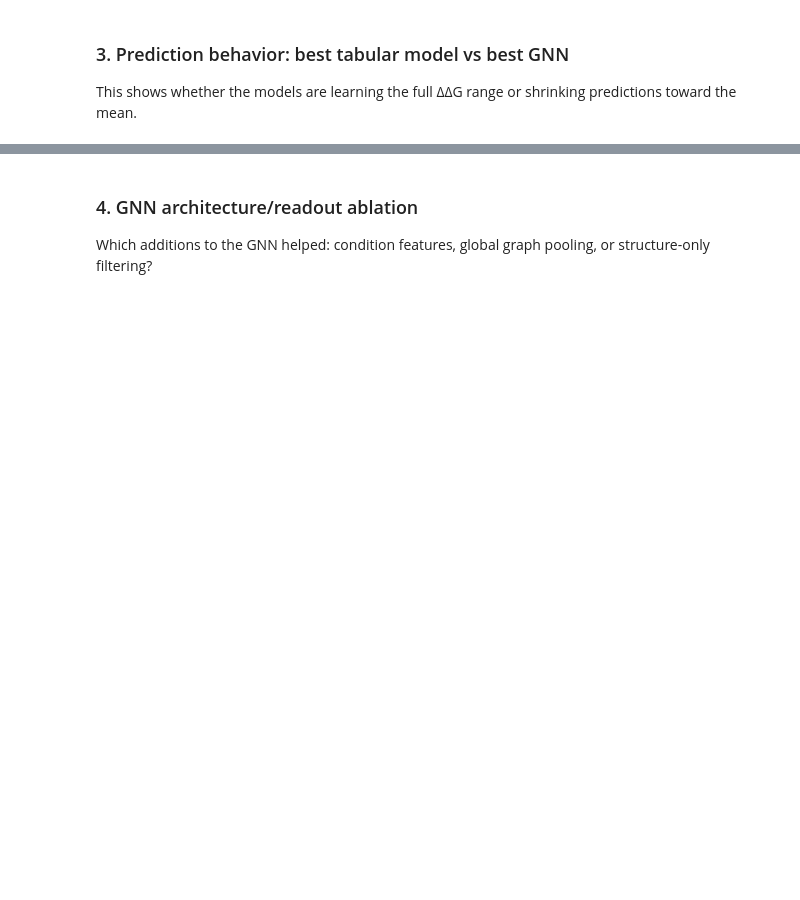
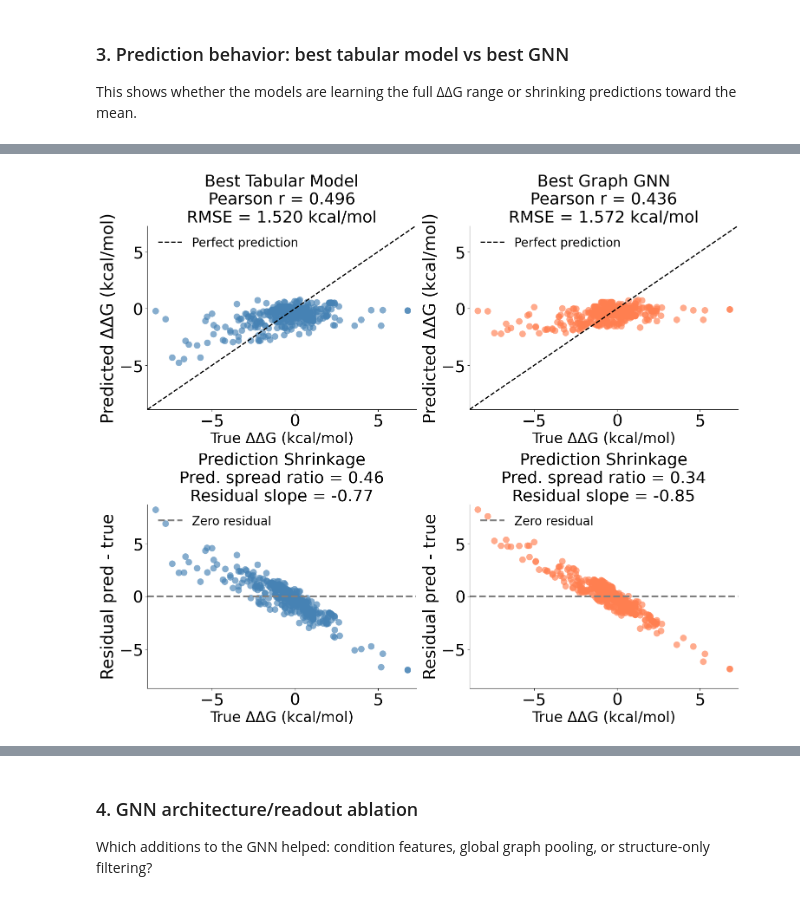
Before and after one commit to amy-acharya/aml-final-project, a Jupyter notebook: final_figures.ipynb, the cells around one changed output, grey strips where cells are left out. Saved outputs shown, nothing was run; the diff lists cells and outputs as text; code cells hidden in the pictures; blank space fills up the shorter version.

Commit message:
gen + save GNN/XBG plots
updated README, added plot scripts for all pipeline outputs, saved png to assets folder

```diff
--- a/final_figures.ipynb
+++ b/final_figures.ipynb
@@ -669,0 +695,89 @@ This shows whether the models are learning the full ΔΔG range or shrinking pre
+# %%
+fig_width = 15
+fig_height = 13
+scatter_size = 120
+scatter_alpha = 0.55
+line_width = 3
+perfect_linewidth = 2
+zero_linewidth = 3
+x_label_fontsize = 24
+y_label_fontsize = 28
+title_fontsize = 27
+tick_fontsize = 27
+legend_fontsize = 20
+tabular_color = "steelblue"
+gnn_color = "coral"
+tabular_alpha = 0.65
+gnn_alpha = 0.65
+
+best_tabular_model = model_comparison[model_comparison["family"].eq("tabular")].sort_values("test_rmse_mean").iloc[0]["model"]
+best_gnn_model = model_comparison[model_comparison["family"].eq("available_graph_gnn")].sort_values("test_rmse_mean").iloc[0]["model"]
+
+model_specs = [
+    (best_tabular_model, "Best Tabular Model", tabular_color, tabular_alpha),
+    (best_gnn_model, "Best Graph GNN", gnn_color, gnn_alpha),
+]
+
+def get_test_predictions(model_name):
+    out = all_predictions[(all_predictions["model"].eq(model_name)) & (all_predictions["split"].eq("test"))].copy().reset_index(drop=True)
+    y_true = out["y_true"].to_numpy(dtype=float)
+    y_pred = out["y_pred"].to_numpy(dtype=float)
+    residual = y_pred - y_true
+    rmse = np.sqrt(np.mean((y_true - y_pred) ** 2))
+    r = pearsonr(y_true, y_pred)[0] if len(y_true) > 2 else np.nan
+    pred_std_ratio = np.std(y_pred) / np.std(y_true) if np.std(y_true) > 0 else np.nan
+    residual_slope = np.polyfit(y_true, residual, 1)[0] if len(y_true) > 2 else np.nan
+    return out, y_true, y_pred, residual, rmse, r, pred_std_ratio, residual_slope
+
+loaded = {}
+for model_name, display_name, color, alpha in model_specs:
+    loaded[model_name] = get_test_predictions(model_name)
+
+all_y_true = np.concatenate([loaded[m[0]][1] for m in model_specs])
+all_y_pred = np.concatenate([loaded[m[0]][2] for m in model_specs])
+all_resid = np.concatenate([loaded[m[0]][3] for m in model_specs])
+
+pred_lo = float(min(all_y_true.min(), all_y_pred.min())) - 0.5
+pred_hi = float(max(all_y_true.max(), all_y_pred.max())) + 0.5
+resid_abs = float(np.nanmax(np.abs(all_resid))) + 0.5
+
+fig, axes = plt.subplots(2, 2, figsize=(fig_width, fig_height))
+
+for col_idx, (model_name, display_name, color, alpha) in enumerate(model_specs):
+    out, y_true, y_pred, residual, rmse, r, pred_std_ratio, residual_slope = loaded[model_name]
+    ax = axes[0, col_idx]
+    ax.scatter(y_true, y_pred, s=scatter_size, color=mcolors.to_rgba(color, alpha=alpha), edgecolors="none")
+    ax.plot([pred_lo, pred_hi], [pred_lo, pred_hi], "k--", linewidth=perfect_linewidth, label="Perfect prediction")
+    ax.set_xlim(pred_lo, pred_hi)
+    ax.set_ylim(pred_lo, pred_hi)
+    ax.set_xlabel("True ΔΔG (kcal/mol)", fontsize=x_label_fontsize)
+    ax.set_ylabel("Predicted ΔΔG (kcal/mol)", fontsize=y_label_fontsize)
+    ax.set_title(f"{display_name}\nPearson r = {r:.3f}\nRMSE = {rmse:.3f} kcal/mol", fontsize=title_fontsize)
+    ax.legend(fontsize=legend_fontsize, frameon=False, loc="upper left")
+    ax.tick_params(axis="both", labelsize=tick_fontsize)
+    ax.spines["top"].set_visible(False)
+    ax.spines["right"].set_visible(False)
+
+for col_idx, (model_name, display_name, color, alpha) in enumerate(model_specs):
+    out, y_true, y_pred, residual, rmse, r, pred_std_ratio, residual_slope = loaded[model_name]
+    ax = axes[1, col_idx]
+    ax.scatter(y_true, residual, s=scatter_size, color=mcolors.to_rgba(color, alpha=alpha), edgecolors="none")
+    ax.axhline(0, color="gray", linestyle="--", linewidth=zero_linewidth, label="Zero residual")
+    ax.set_xlim(pred_lo, pred_hi)
+    ax.set_ylim(-resid_abs, resid_abs)
+    ax.set_xlabel("True ΔΔG (kcal/mol)", fontsize=x_label_fontsize)
+    ax.set_ylabel("Residual pred - true", fontsize=y_label_fontsize)
+    ax.set_title(f"Prediction Shrinkage\nPred. spread ratio = {pred_std_ratio:.2f}\nResidual slope = {residual_slope:.2f}", fontsize=title_fontsize)
+    ax.legend(fontsize=legend_fontsize, frameon=False, loc="upper left")
+    ax.tick_params(axis="both", labelsize=tick_fontsize)
+    ax.spines["top"].set_visible(False)
+    ax.spines["right"].set_visible(False)
+
+plt.tight_layout()
+plt.show()
+
+print("Best tabular model:", best_tabular_model)
+# fig.savefig(PROJECT_ROOT / "assets" / "figures" / "gnn_main2_prediction_behavior", dpi=300, bbox_inches="tight")
+print("Best available-graph GNN:", best_gnn_model)
+# %% [output]
+[figure, added]
```
Also changed, not shown: parts of 21 cells of this notebook, 7 other files.
